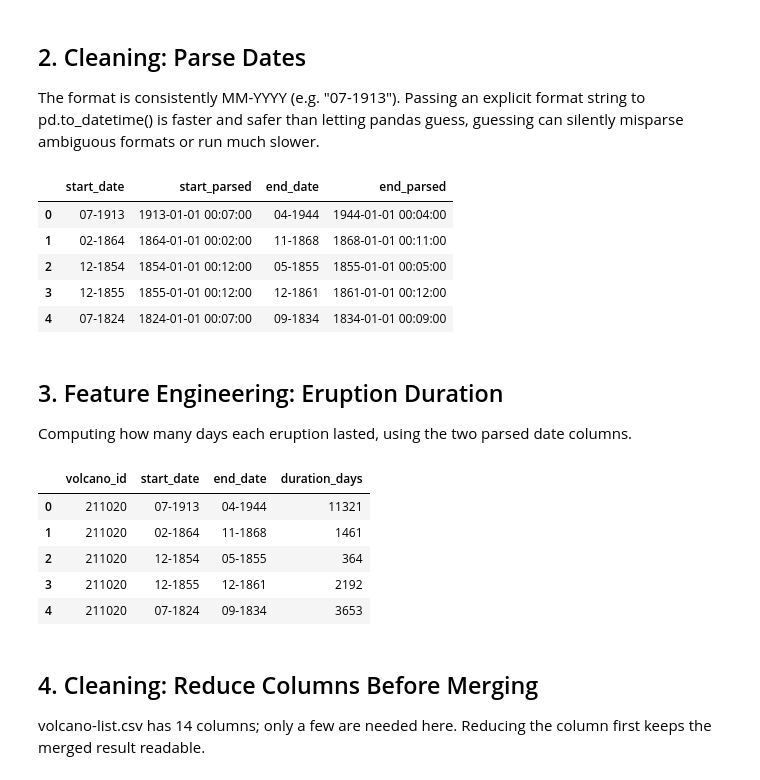
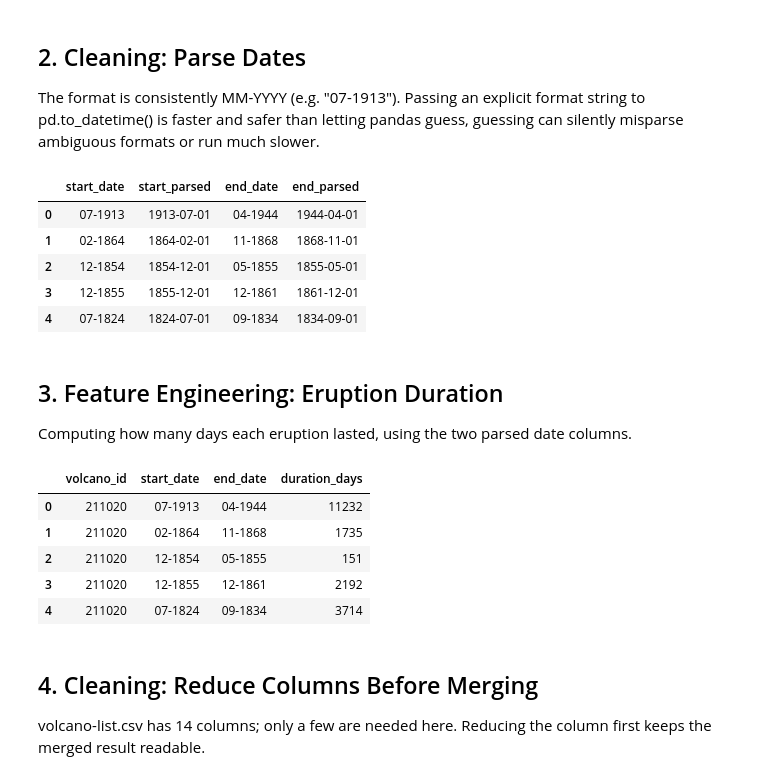
Before and after one commit to dakshita01/data-science-portfolio, a Jupyter notebook: 03-volcanic-eruptions/notebook/volcanic_eruptions.ipynb, the cells around one changed output. Cells and saved outputs as stored; diff of their text form; code cells hidden in the pictures.

Commit message:
polish: final cleanup and formatting pass for volcanic-eruptions

```diff
--- a/03-volcanic-eruptions/notebook/volcanic_eruptions.ipynb
+++ b/03-volcanic-eruptions/notebook/volcanic_eruptions.ipynb
@@ -79,21 +79,21 @@ misparse ambiguous formats or run much slower.
 # %%
 eruptions['start_parsed'] = pd.to_datetime(
     eruptions['start_date'],
-    format='%M-%Y'
+    format='%m-%Y'
 )
 eruptions['end_parsed'] = pd.to_datetime(
     eruptions['end_date'],
-    format='%M-%Y'
+    format='%m-%Y'
 )
 
 eruptions[['start_date', 'start_parsed', 'end_date', 'end_parsed']].head()
 # %% [output]
 |  | start_date | start_parsed | end_date | end_parsed |
-| 0 | 07-1913 | 1913-01-01 00:07:00 | 04-1944 | 1944-01-01 00:04:00 |
-| 1 | 02-1864 | 1864-01-01 00:02:00 | 11-1868 | 1868-01-01 00:11:00 |
-| 2 | 12-1854 | 1854-01-01 00:12:00 | 05-1855 | 1855-01-01 00:05:00 |
-| 3 | 12-1855 | 1855-01-01 00:12:00 | 12-1861 | 1861-01-01 00:12:00 |
-| 4 | 07-1824 | 1824-01-01 00:07:00 | 09-1834 | 1834-01-01 00:09:00 |
+| 0 | 07-1913 | 1913-07-01 | 04-1944 | 1944-04-01 |
+| 1 | 02-1864 | 1864-02-01 | 11-1868 | 1868-11-01 |
+| 2 | 12-1854 | 1854-12-01 | 05-1855 | 1855-05-01 |
+| 3 | 12-1855 | 1855-12-01 | 12-1861 | 1861-12-01 |
+| 4 | 07-1824 | 1824-07-01 | 09-1834 | 1834-09-01 |
 # %% [markdown]
 ## 3. Feature Engineering: Eruption Duration
 
@@ -107,11 +107,11 @@ eruptions['duration_days'] = (
 eruptions[['volcano_id', 'start_date', 'end_date', 'duration_days']].head()
 # %% [output]
 |  | volcano_id | start_date | end_date | duration_days |
-| 0 | 211020 | 07-1913 | 04-1944 | 11321 |
-| 1 | 211020 | 02-1864 | 11-1868 | 1461 |
-| 2 | 211020 | 12-1854 | 05-1855 | 364 |
+| 0 | 211020 | 07-1913 | 04-1944 | 11232 |
+| 1 | 211020 | 02-1864 | 11-1868 | 1735 |
+| 2 | 211020 | 12-1854 | 05-1855 | 151 |
 | 3 | 211020 | 12-1855 | 12-1861 | 2192 |
-| 4 | 211020 | 07-1824 | 09-1834 | 3653 |
+| 4 | 211020 | 07-1824 | 09-1834 | 3714 |
 # %% [markdown]
 ## 4. Cleaning: Reduce Columns Before Merging
 
```
Also changed, not shown: parts of 5 cells of this notebook.
